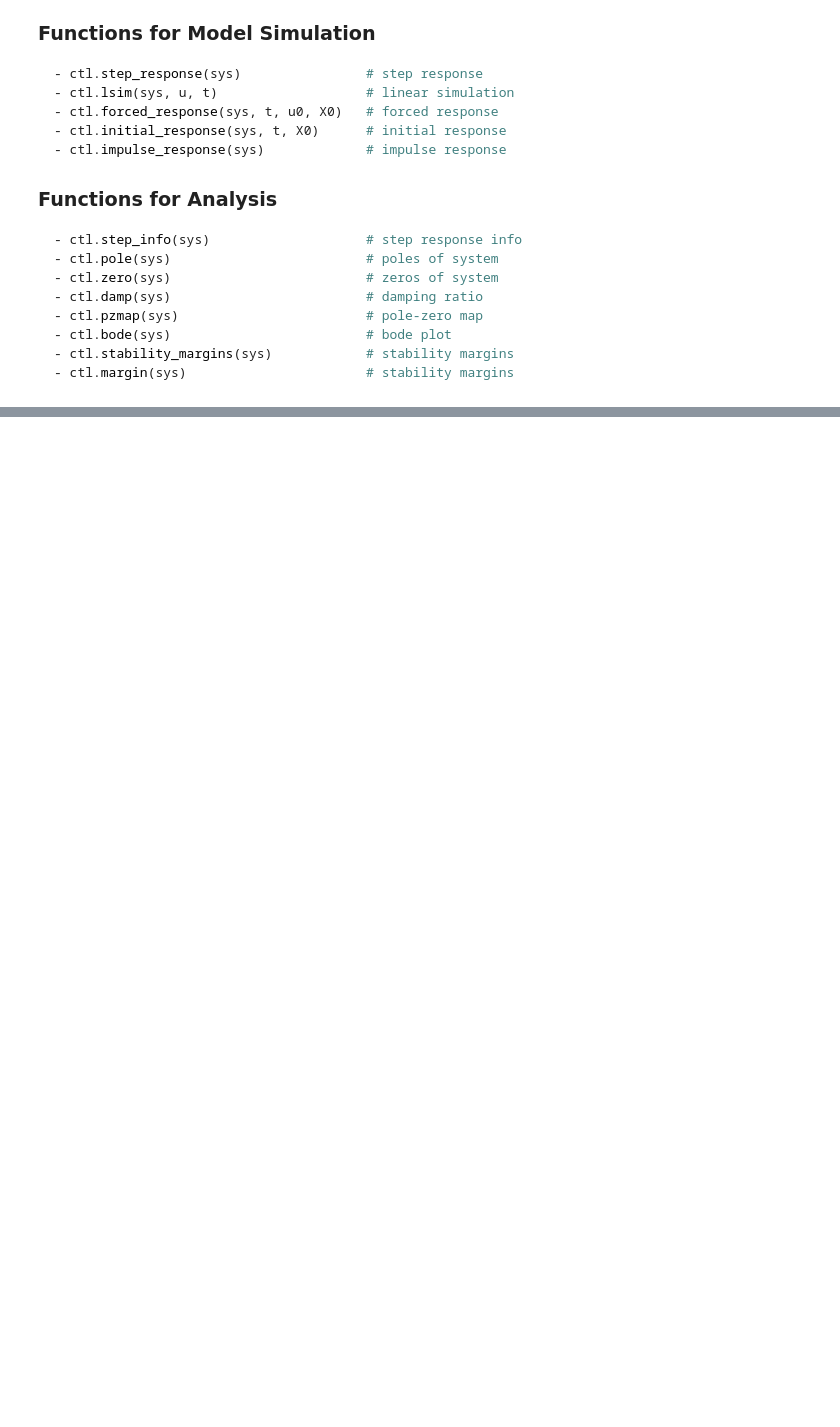
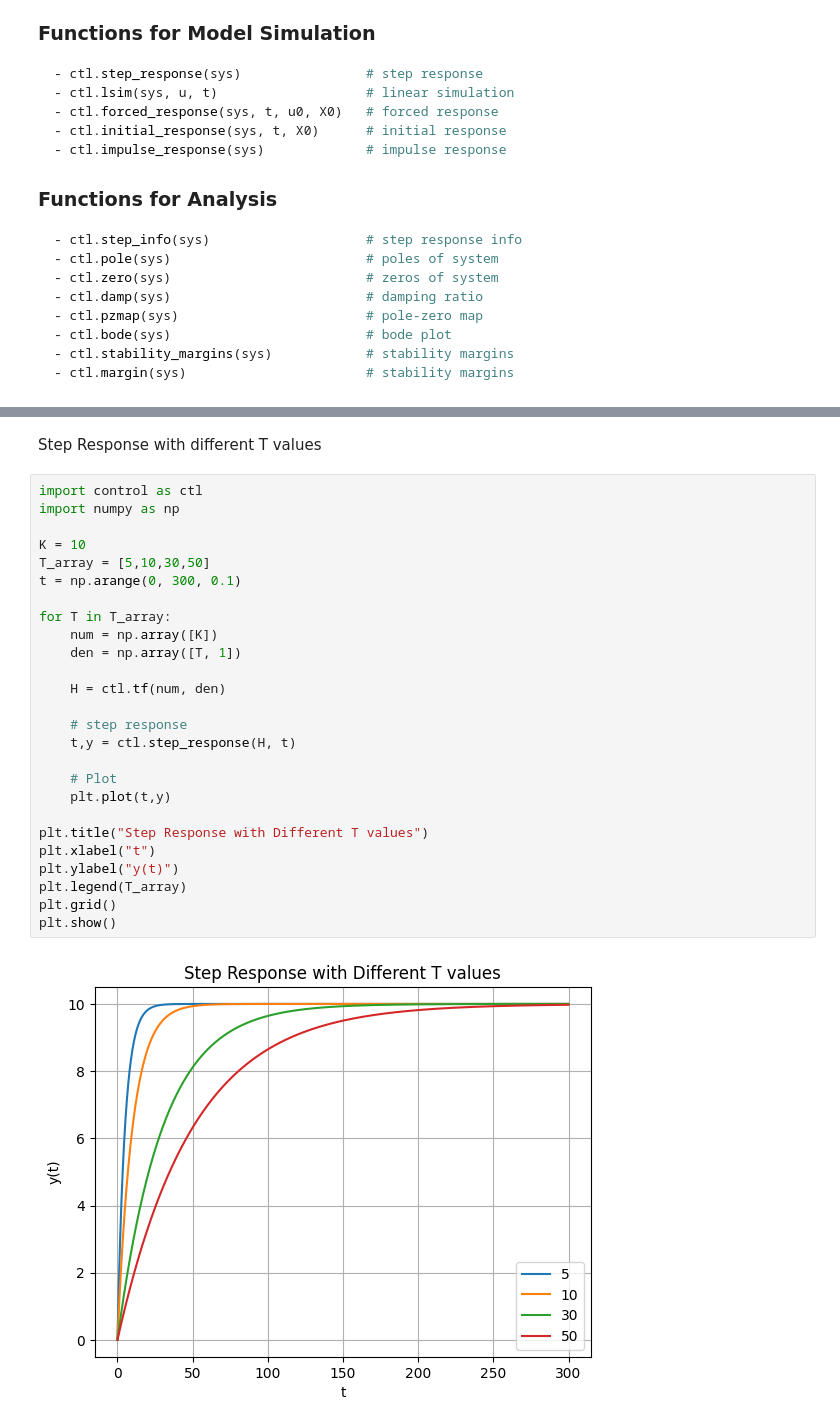
Before and after one commit to bharadwaj-chukkala/controls_python, a Jupyter notebook: Transfer_functions.ipynb, the cells around one changed output, grey strips where cells are left out. Saved outputs shown, nothing was run; the diff lists cells and outputs as text; blank space fills up the shorter version.

```diff
--- a/Transfer_functions.ipynb
+++ b/Transfer_functions.ipynb
@@ -139,0 +160,30 @@ dt: None
+# %% [markdown]
+Step Response with different T values
+# %%
+import control as ctl
+import numpy as np
+
+K = 10
+T_array = [5,10,30,50]
+t = np.arange(0, 300, 0.1)
+
+for T in T_array:
+    num = np.array([K])
+    den = np.array([T, 1])
+
+    H = ctl.tf(num, den)
+
+    # step response
+    t,y = ctl.step_response(H, t)
+
+    # Plot
+    plt.plot(t,y)
+
+plt.title("Step Response with Different T values")
+plt.xlabel("t")
+plt.ylabel("y(t)")
+plt.legend(T_array)
+plt.grid()
+plt.show()
+# %% [output]
+[figure, added]
```
Also changed, not shown: parts of 12 cells of this notebook.
